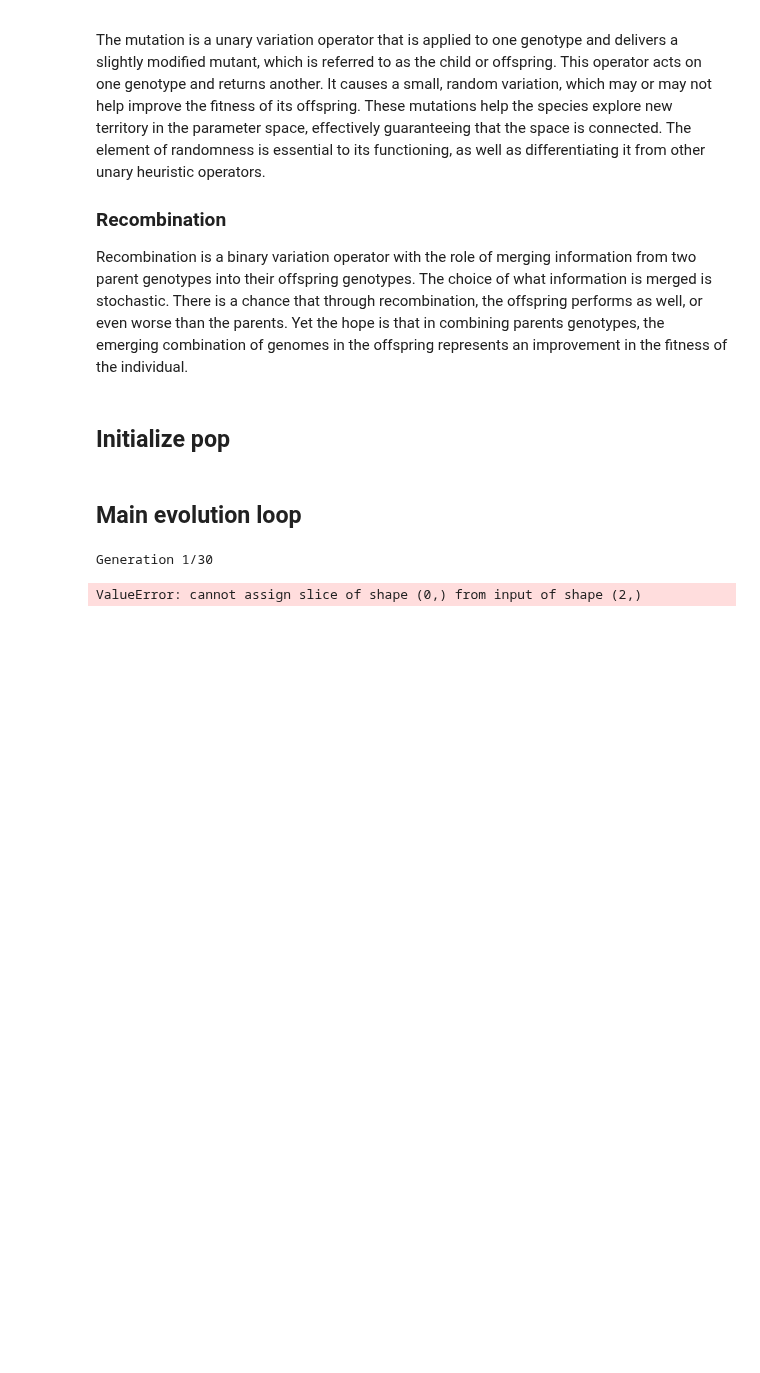
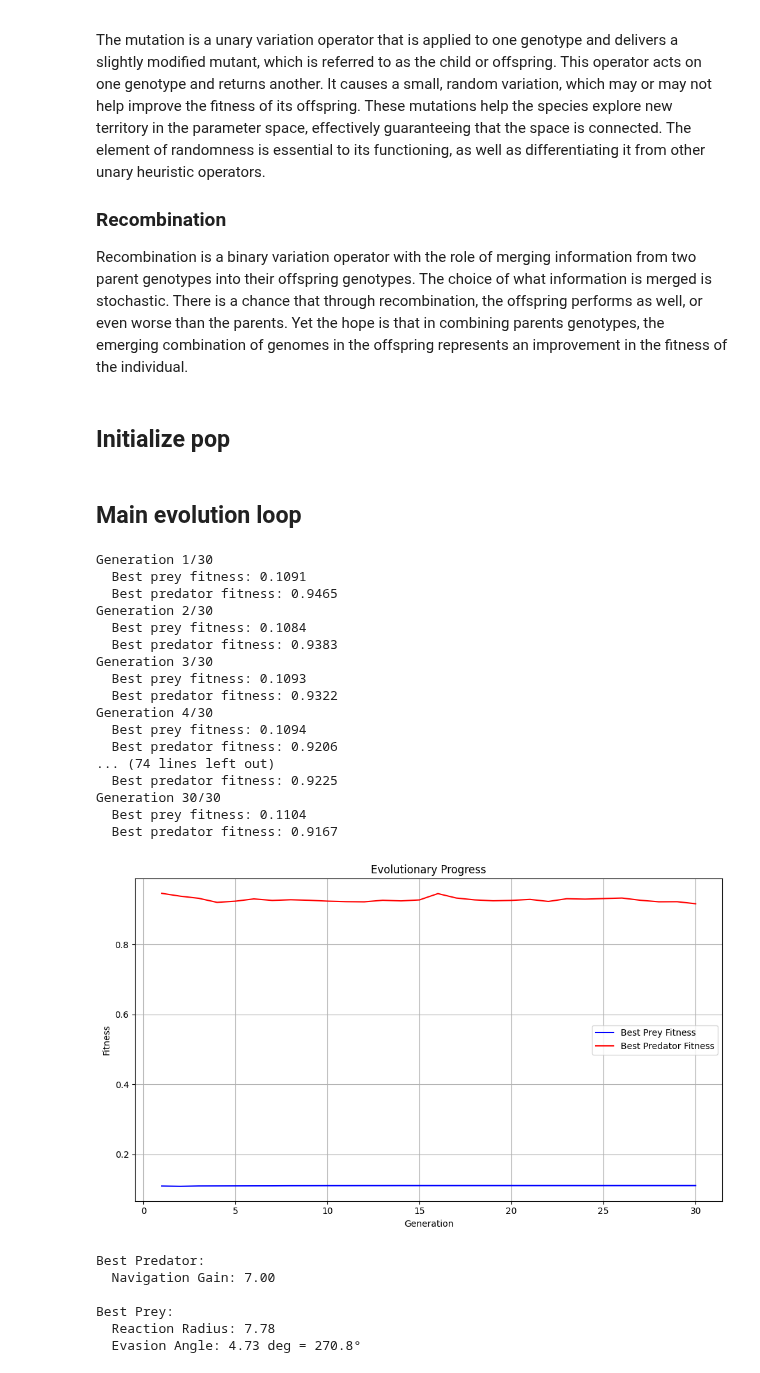
Before and after one commit to quercia-dev/pursuit-curves, a Jupyter notebook: 01_EvolutionaryAlgorithm.ipynb, the cells around one changed output. Saved outputs shown, nothing was run; the diff lists cells and outputs as text; code cells hidden in the pictures; blank space fills up the shorter version.

Commit message:
fix: final predator evolution fix
predator will be removed next commit

```diff
--- a/01_EvolutionaryAlgorithm.ipynb
+++ b/01_EvolutionaryAlgorithm.ipynb
@@ -63,7 +63,7 @@ def predator_fitness(simulation_result, w_time=0.5, w_eff=0.5, nice=False):
         actual_distance = np.sum(np.linalg.norm(positions[1:] - positions[:-1], axis=1))
         pursuit_efficiency = optimal_distance / actual_distance
 
-        return (capture_time * w_time) + (pursuit_efficiency * w_eff)
+        return (capture_time + w_time) + (pursuit_efficiency * w_eff)
 
     elif nice:
         last_pos = simulation_result.state[-1, 0, 0, :]
@@ -72,7 +72,7 @@ def predator_fitness(simulation_result, w_time=0.5, w_eff=0.5, nice=False):
         progress_score = distance_reduction / start_distance
         return 0.1 + 0.5 * progress_score
 
-    else: return 0.1 # no capture, no reward
+    else: return 0.3 # no capture, no reward
 
 # Prey Fitness
 def prey_fitness(simulation_result, w_surv=0.6, w_avgd=0.2, w_totd=0.2):
@@ -81,7 +81,7 @@ def prey_fitness(simulation_result, w_surv=0.6, w_avgd=0.2, w_totd=0.2):
     prey_positions = simulation_result.state[:, 1, 0, :]
     total_distance = np.sum(np.linalg.norm(prey_positions[1:] - prey_positions[:-1], axis=1))
     if simulation_result.prey_captured:
-        return 0.1 + (survival_time * w_surv)
+        return avg_distance
 
     return (survival_time * w_surv) + (avg_distance * w_avgd) + (total_distance * w_totd)
 # %% [markdown]
@@ -145,7 +145,7 @@ predator_ranges = {
 }
 
 prey_ranges = {
-    "react_radius": (1.0, 7.5),
+    "react_radius": (1.0, 5.0),
     "evasion_angle": (0.0, 2.0 * np.pi)
 }
 
@@ -194,7 +194,7 @@ def initialize_prey_population(population_size):
     population = []
     for _ in range(population_size):
         genome = PreyGenome()
-        genome.react_radius = np.random.uniform(1.0, 5.0)
+        genome.react_radius = np.random.uniform(1.0, 10.0)
         genome.evasion_angle = np.random.uniform(0.0, 2 * np.pi)
         population.append(genome)
     return population
@@ -390,44 +390,66 @@ def evolve(simulation_params, prey_pop_size=50, pred_pop_size=50, generations=10
     return prey_population, pred_population, prey_fitness_history, pred_fitness_history, best_prey_history, best_pred_history
 # %%
 simulation_params = {
-        'dt': 0.001,
+        'dt': 0.01,
         'R_kill': 1,
         'R_react': 5,
         'pred_speed_max': 15,
-        'prey_speed_max': 6,
+        'prey_speed_max': 10,
         'pred_acc_max': 10,
-        'prey_acc_max': 10,
+        'prey_acc_max': 5,
         'navigation_gain': 1,
         'evasion_angle': np.pi/4
     }
 distance = 250
 simulation_params['n_steps'] = round(distance / simulation_params['dt'])
 
 # Run evolution with smaller populations for quicker testing
 prey_pop, pred_pop, prey_history, pred_history, best_prey_history, best_pred_history = evolve(
 simulation_params,
 prey_pop_size=10,
 pred_pop_size=10,
 generations=30
 )
 
 # Visualize evolution progress
 visualize_evolution(prey_history, pred_history)
 
 # Get best individuals from final generation
 best_prey = best_prey_history[-1]
 best_pred = best_pred_history[-1]
 
 # Print their characteristics
 print("\nBest Predator:")
 print(f"  Navigation Gain: {best_pred.navigation_gain:.2f}")
 
 print("\nBest Prey:")
 print(f"  Reaction Radius: {best_prey.react_radius:.2f}")
 print(f"  Evasion Angle: {best_prey.evasion_angle:.2f} deg = {best_prey.evasion_angle * 180 / np.pi:.1f}°")
 
 # Visualize a simulation with the best individuals
 visualize_best_simulation(best_pred, best_prey, simulation_params)
 # %% [output]
 Generation 1/30
+  Best prey fitness: 0.1091
+  Best predator fitness: 0.9465
+Generation 2/30
+  Best prey fitness: 0.1084
+  Best predator fitness: 0.9383
+Generation 3/30
+  Best prey fitness: 0.1093
+  Best predator fitness: 0.9322
+Generation 4/30
+  Best prey fitness: 0.1094
+  Best predator fitness: 0.9206
+... (74 lines left out)
+  Best predator fitness: 0.9225
+Generation 30/30
+  Best prey fitness: 0.1104
+  Best predator fitness: 0.9167
+[figure, added]
-ValueError: cannot assign slice of shape (0,) from input of shape (2,)
+Best Predator:
+  Navigation Gain: 7.00
+
+Best Prey:
+  Reaction Radius: 7.78
+  Evasion Angle: 4.73 deg = 270.8°
```
Also changed, not shown: parts of 1 cell of this notebook, 1 other file.
